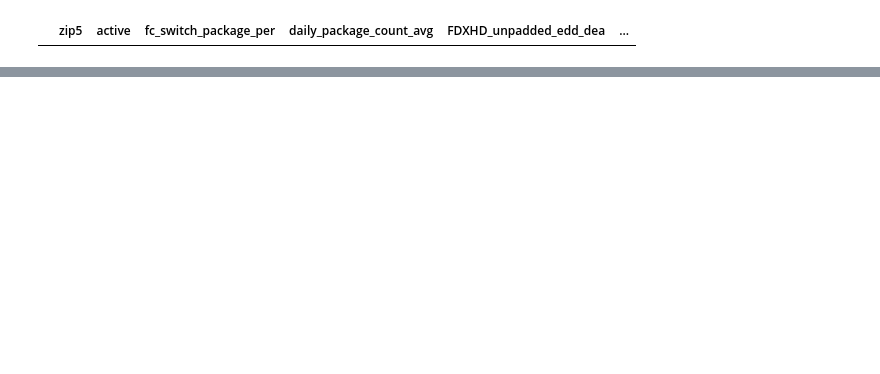
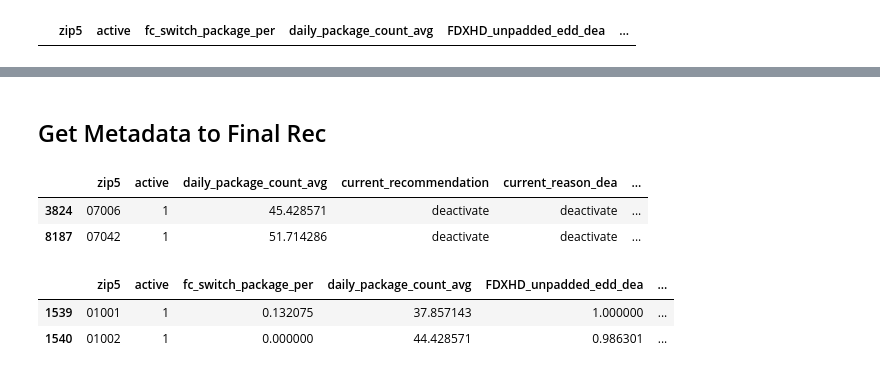
Before and after one commit to ogunes-chwy/zipcar, a Jupyter notebook: debug_recommendations.ipynb, the cells around one changed output, grey strips where cells are left out. Drawn from its saved outputs; the diff is of its cells as text; code cells hidden in the pictures; blank space fills up the shorter version.

```diff
--- a/debug_recommendations.ipynb
+++ b/debug_recommendations.ipynb
@@ -360,0 +342,14 @@ backlog_df
+# %% [markdown]
+## Get Metadata to Final Rec
+# %%
+df.head(2)
+# %% [output]
+|  | zip5 | active | daily_package_count_avg | current_recommendation | current_reason_dea | ... |
+| 3824 | 07006 | 1 | 45.428571 | deactivate | deactivate | ... |
+| 8187 | 07042 | 1 | 51.714286 | deactivate | deactivate | ... |
+# %%
+df_m.head(2)
+# %% [output]
+|  | zip5 | active | fc_switch_package_per | daily_package_count_avg | FDXHD_unpadded_edd_dea | ... |
+| 1539 | 01001 | 1 | 0.132075 | 37.857143 | 1.000000 | ... |
+| 1540 | 01002 | 1 | 0.000000 | 44.428571 | 0.986301 | ... |
```
Also changed, not shown: parts of 27 cells of this notebook, 1 other file.
